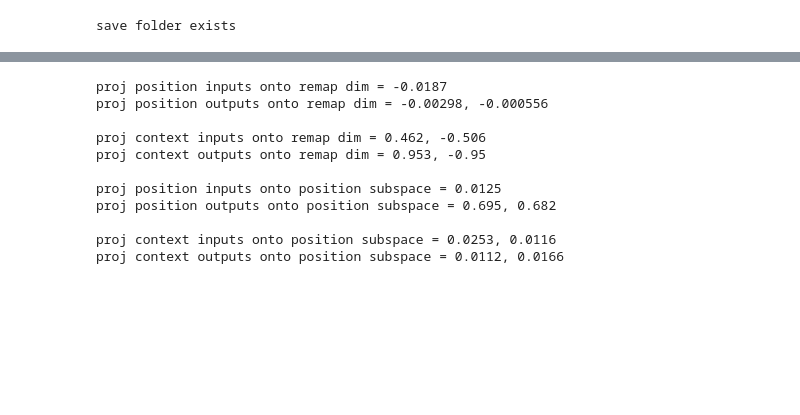
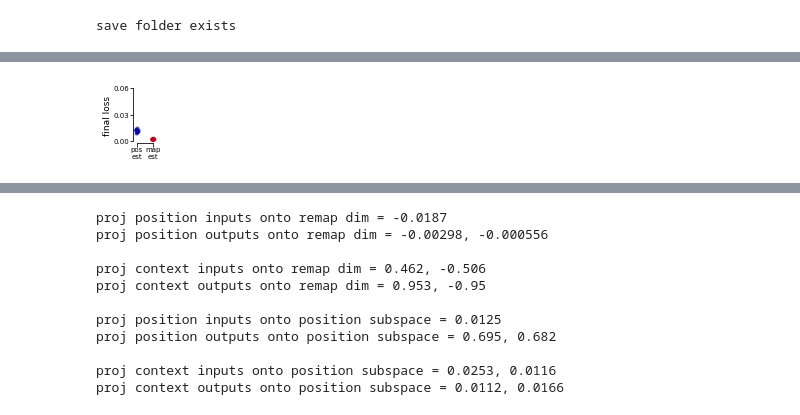
Before and after one commit to ahwillia/rnn_remapping_paper, a Jupyter notebook: fig1_1d2map/make_fig1_rnn.ipynb, the cells around one changed output, grey strips where cells are left out. Saved outputs shown, nothing was run; the diff lists cells and outputs as text; code cells hidden in the pictures; blank space fills up the shorter version.

```diff
--- a/fig1_1d2map/make_fig1_rnn.ipynb
+++ b/fig1_1d2map/make_fig1_rnn.ipynb
@@ -45,0 +66,5 @@ with open(f"{data_folder}/{model_ID}/rnn_params.json", 'r') as f:
+# %%
+''' summary performance across models '''
+f, ax = fig1_plots.plot_supp_1(data_folder, model_IDs)
+plt.show()
+# %% [output]
@@ -45,0 +74 @@ with open(f"{data_folder}/{model_ID}/rnn_params.json", 'r') as f:
+[figure, added]
```
Also changed, not shown: parts of 21 cells of this notebook, 14 other files.
